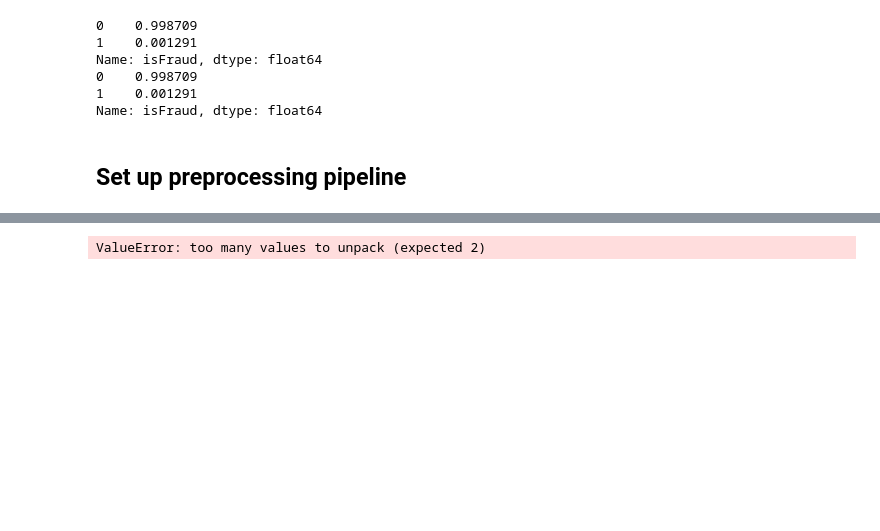
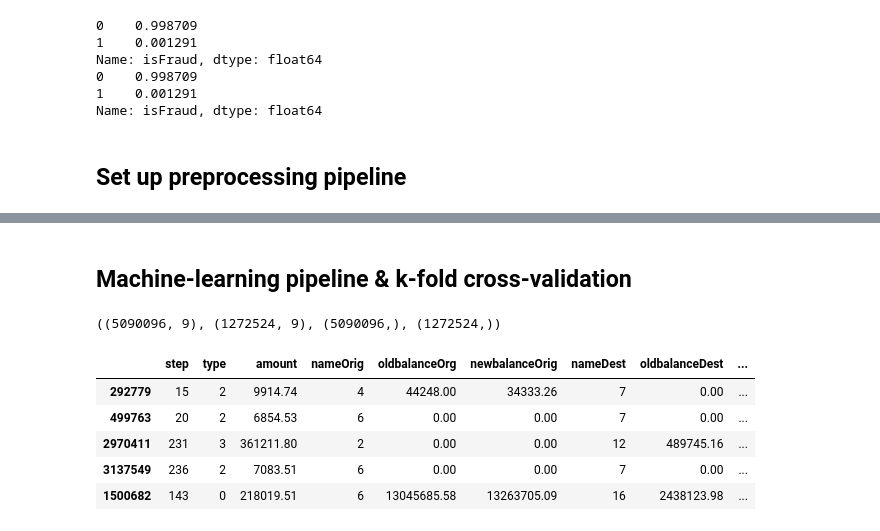
Before and after one commit to omdgit/machine-learning-imbalanced-data, a Jupyter notebook: omd/kaggle_fraud.ipynb, the cells around one changed output, grey strips where cells are left out. Saved outputs shown, nothing was run; the diff lists cells and outputs as text; code cells hidden in the pictures; blank space fills up the shorter version.

```diff
--- a/omd/kaggle_fraud.ipynb
+++ b/omd/kaggle_fraud.ipynb
@@ -167,18 +279,36 @@ def preprocessing(X):
+# %% [markdown]
+## Machine-learning pipeline & k-fold cross-validation
+# %%
+df = pd.read_csv('Fraud.csv')
+X_train, X_test, y_train, y_test = train_test_split(df.drop(['isFraud', 'isFlaggedFraud'], axis=1),
+                                                    df['isFraud'],
+                                                    test_size=0.2,
+                                                    stratify=df['isFraud'],
+                                                    random_state=42)
+
+X_train.shape, X_test.shape, y_train.shape, y_test.shape
+# %% [output]
+((5090096, 9), (1272524, 9), (5090096,), (1272524,))
 # %%
 fraud_pipeline = Pipeline([
 
     # transform Origname and Destname to less granular features
-    'orig_dest_transformation', FunctionTransformer(preprocessing),
+   ('orig_dest_transformation', FunctionTransformer(preprocessing)),
 
-    # # categorical encoding
-    # ('encoder_categorical',ce.OrdinalEncoder(encoding_method='ordered',
-    #                                          variables=['nameOrig', 'nameDest']))
+    # categorical encoding
+    ('encoder_categorical',ce.OrdinalEncoder(encoding_method='ordered',
+                                             variables=['type', 'nameOrig', 'nameDest'])),
 
     # Extreme Gradiant Boosting model
-
+    # ('model', XGBClassifier(n_jobs=-1, random_state=42))
 ])
 # %%
 X_train = fraud_pipeline.fit_transform(X_train, y_train)
-X_test = fraud_pipeline.transform(X_test)
+X_train.head()
 # %% [output]
-ValueError: too many values to unpack (expected 2)
+|  | step | type | amount | nameOrig | oldbalanceOrg | newbalanceOrig | nameDest | oldbalanceDest | ... |
+| 292779 | 15 | 2 | 9914.74 | 4 | 44248.00 | 34333.26 | 7 | 0.00 | ... |
+| 499763 | 20 | 2 | 6854.53 | 6 | 0.00 | 0.00 | 7 | 0.00 | ... |
+| 2970411 | 231 | 3 | 361211.80 | 2 | 0.00 | 0.00 | 12 | 489745.16 | ... |
+| 3137549 | 236 | 2 | 7083.51 | 6 | 0.00 | 0.00 | 7 | 0.00 | ... |
+| 1500682 | 143 | 0 | 218019.51 | 6 | 13045685.58 | 13263705.09 | 16 | 2438123.98 | ... |
```
Also changed, not shown: parts of 20 cells of this notebook, 1 other file.
